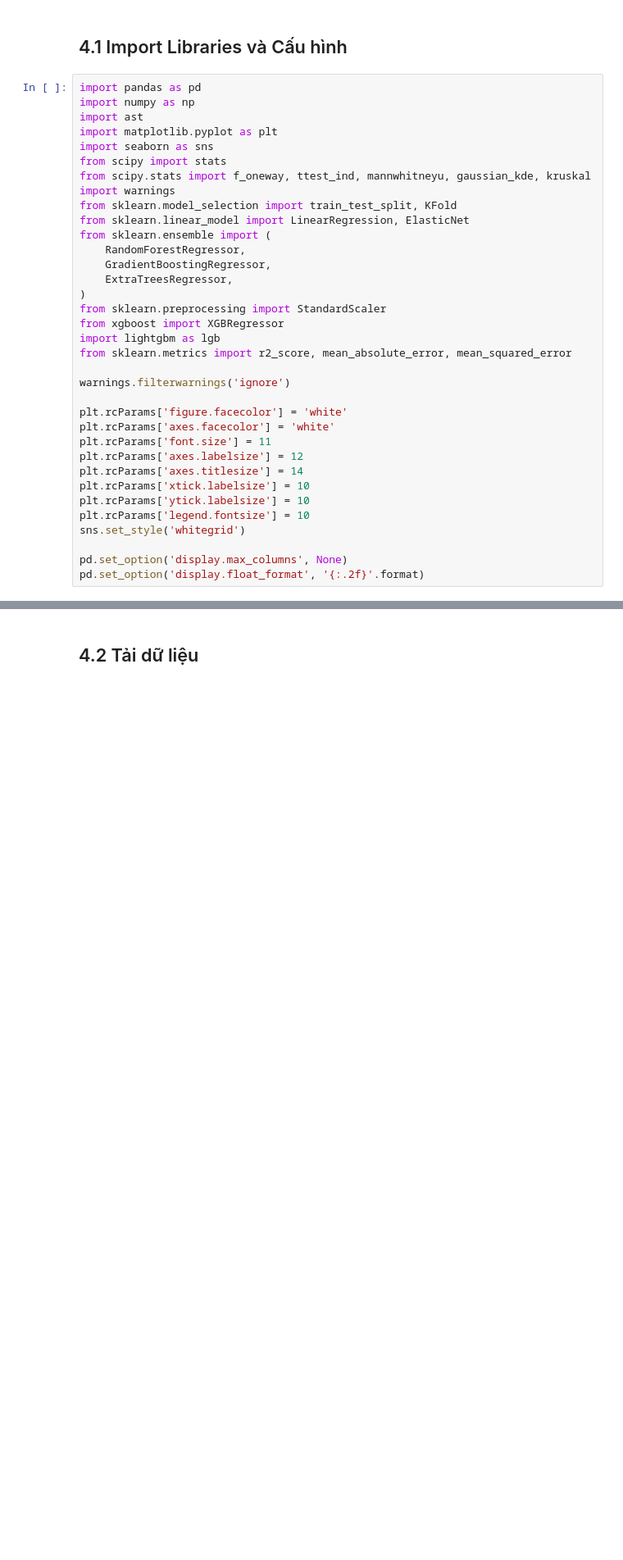
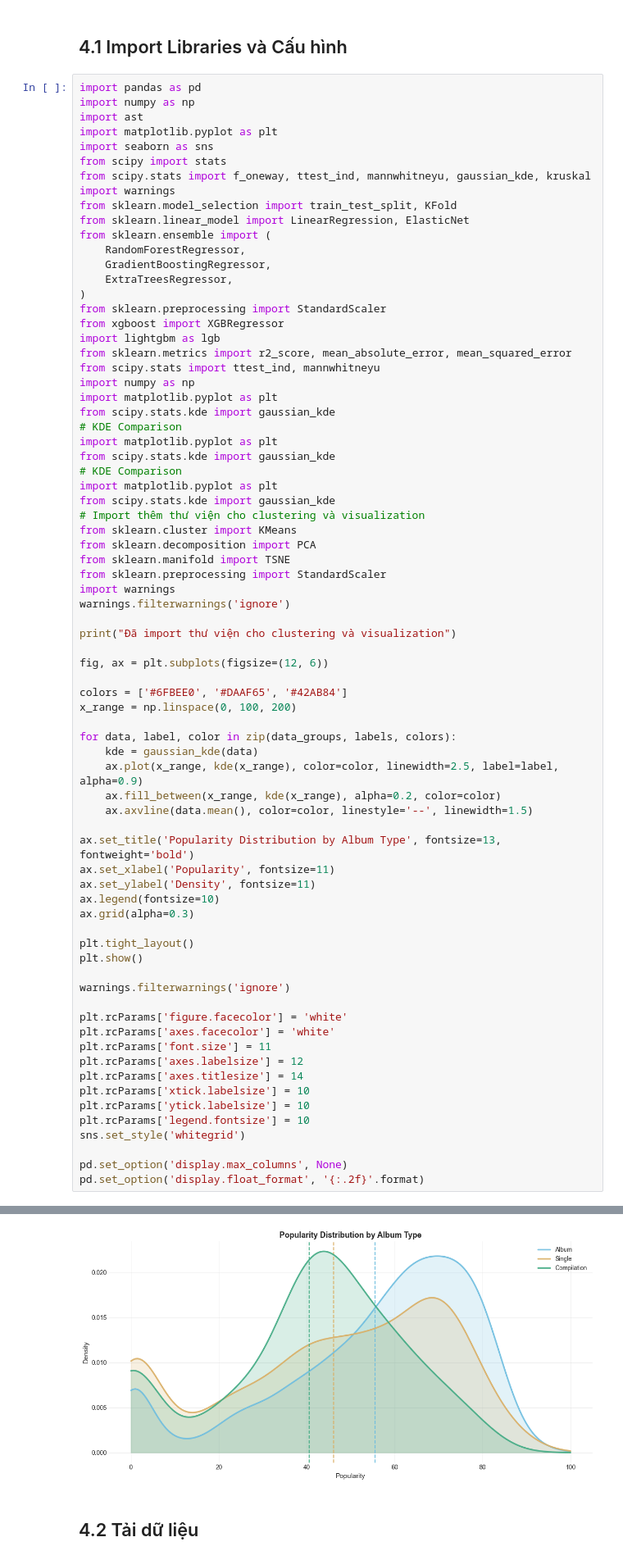
Before and after one commit to chisngyen/Spotify_Global_Music_Analysis, a Jupyter notebook: notebooks/final_notebook.ipynb, the cells around one changed output, grey strips where cells are left out. Shown at 82% size. Drawn from its saved outputs; the diff is of its cells as text; blank space fills up the shorter version.

Commit message:
xstk + cluster (feedback tu thay nam)

```diff
--- a/notebooks/final_notebook.ipynb
+++ b/notebooks/final_notebook.ipynb
@@ -588,6 +828,45 @@ from sklearn.preprocessing import StandardScaler
 from xgboost import XGBRegressor
 import lightgbm as lgb
 from sklearn.metrics import r2_score, mean_absolute_error, mean_squared_error
+from scipy.stats import ttest_ind, mannwhitneyu
+import numpy as np
+import matplotlib.pyplot as plt
+from scipy.stats.kde import gaussian_kde
+# KDE Comparison
+import matplotlib.pyplot as plt
+from scipy.stats.kde import gaussian_kde
+# KDE Comparison
+import matplotlib.pyplot as plt
+from scipy.stats.kde import gaussian_kde
+# Import thêm thư viện cho clustering và visualization
+from sklearn.cluster import KMeans
+from sklearn.decomposition import PCA
+from sklearn.manifold import TSNE
+from sklearn.preprocessing import StandardScaler
+import warnings
+warnings.filterwarnings('ignore')
+
+print("Đã import thư viện cho clustering và visualization")
+
+fig, ax = plt.subplots(figsize=(12, 6))
+
+colors = ['#6FBEE0', '#DAAF65', '#42AB84']
+x_range = np.linspace(0, 100, 200)
+
+for data, label, color in zip(data_groups, labels, colors):
+    kde = gaussian_kde(data)
+    ax.plot(x_range, kde(x_range), color=color, linewidth=2.5, label=label, alpha=0.9)
+    ax.fill_between(x_range, kde(x_range), alpha=0.2, color=color)
+    ax.axvline(data.mean(), color=color, linestyle='--', linewidth=1.5)
+
+ax.set_title('Popularity Distribution by Album Type', fontsize=13, fontweight='bold')
+ax.set_xlabel('Popularity', fontsize=11)
+ax.set_ylabel('Density', fontsize=11)
+ax.legend(fontsize=10)
+ax.grid(alpha=0.3)
+
+plt.tight_layout()
+plt.show()
 
 warnings.filterwarnings('ignore')
 
@@ -603,3 +882,4 @@ sns.set_style('whitegrid')
 
 pd.set_option('display.max_columns', None)
 pd.set_option('display.float_format', '{:.2f}'.format)
+# %% [output]
@@ -606,3 +887,4 @@ pd.set_option('display.float_format', '{:.2f}'.format)
+[figure, added]
 # %% [markdown]
 ## 4.2 Tải dữ liệu
 # %%
```
Also changed, not shown: parts of 65 cells of this notebook.
